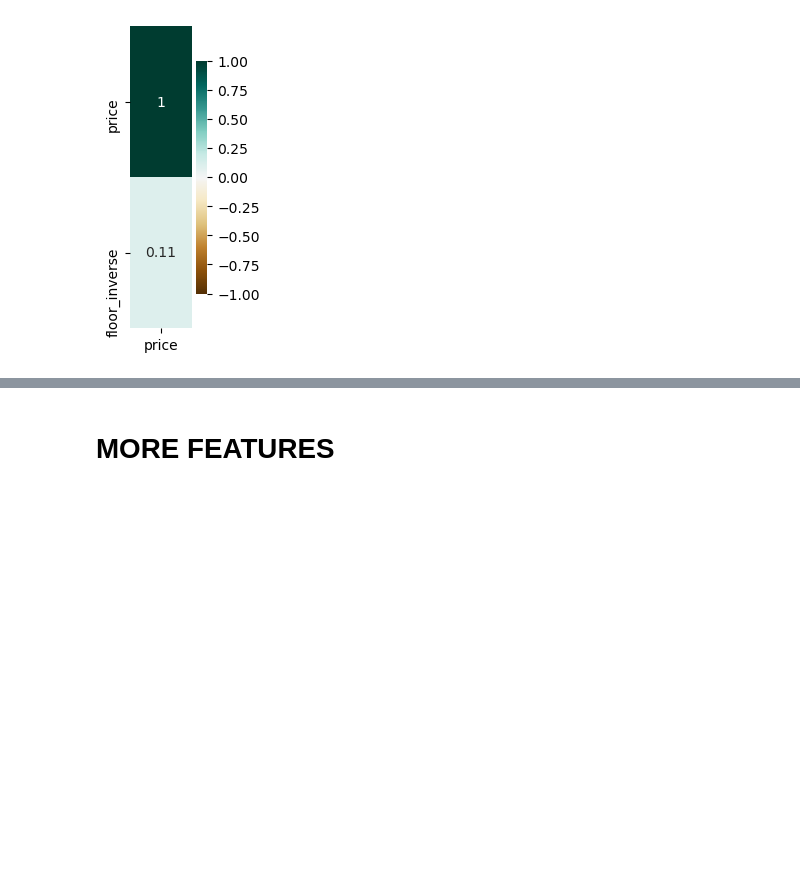
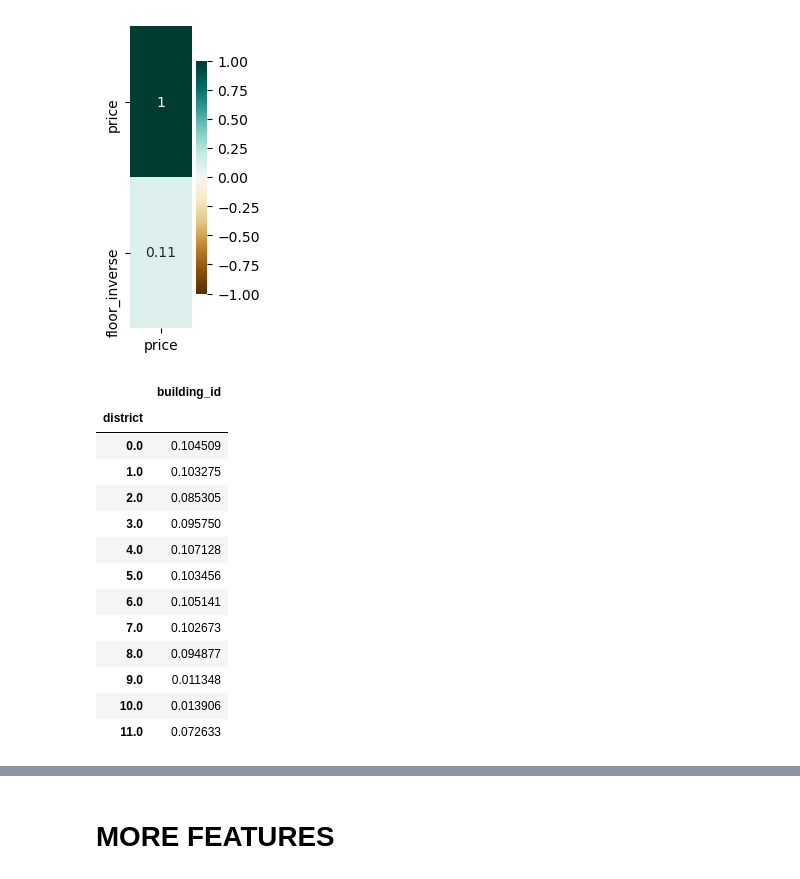
Before and after one commit to henrfj/TDT4173-ML, a Jupyter notebook: hasse-testsite/LightGBM.ipynb, the cells around one changed output, grey strips where cells are left out. Cells and saved outputs as stored; diff of their text form; code cells hidden in the pictures; blank space fills up the shorter version.

```diff
--- a/hasse-testsite/LightGBM.ipynb
+++ b/hasse-testsite/LightGBM.ipynb
@@ -1624,3 +1619,6 @@ heatmap = sns.heatmap(pd.merge(train_labels[[
                                right_index=True).corr()[['price']].sort_values(by='price', ascending=False), vmin=-1, vmax=1, annot=True, cmap='BrBG', ax=ax)
 # %% [output]
 [figure]
+# %%
+district_popularity_train_set = train_labels[['district','building_id']].groupby(['district']).count()
+district_popularity_test_set = test_labels[['district','building_id']].groupby(['district']).count()
@@ -1626,0 +1627,21 @@ heatmap = sns.heatmap(pd.merge(train_labels[[
+# %%
+total = len(train_labels) + len(test_labels)
+
+popularity_data_df = (district_popularity_train_set+district_popularity_test_set)/total
+# %%
+popularity_data_df
+# %% [output]
+|  | building_id |
+| district |  |
+| 0.0 | 0.104509 |
+| 1.0 | 0.103275 |
+| 2.0 | 0.085305 |
+| 3.0 | 0.095750 |
+| 4.0 | 0.107128 |
+| 5.0 | 0.103456 |
+| 6.0 | 0.105141 |
+| 7.0 | 0.102673 |
+| 8.0 | 0.094877 |
+| 9.0 | 0.011348 |
+| 10.0 | 0.013906 |
+| 11.0 | 0.072633 |
```
Also changed, not shown: parts of 28 cells of this notebook, 2 other files.
